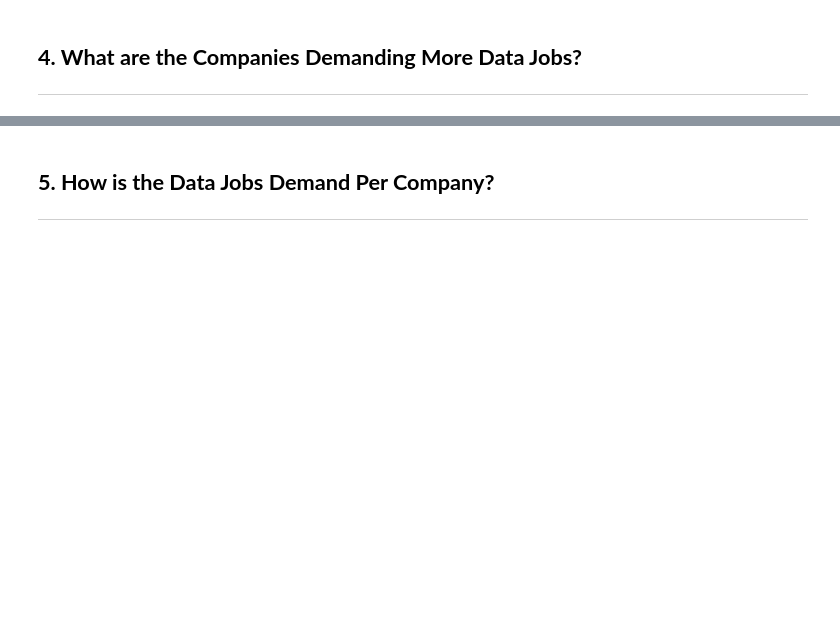
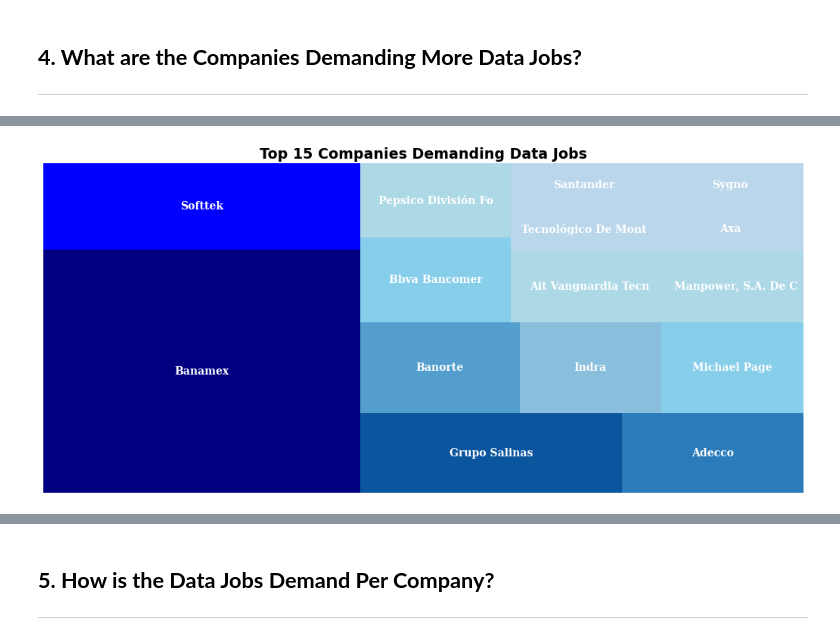
Before and after one commit to DanielEduardoLopez/DataJobsMX2022, a Jupyter notebook: 3-DataAnalysisViz.ipynb, the cells around one changed output, grey strips where cells are left out. Cells and saved outputs as stored; diff of their text form; code cells hidden in the pictures; blank space fills up the shorter version.

```diff
--- a/3-DataAnalysisViz.ipynb
+++ b/3-DataAnalysisViz.ipynb
@@ -391,0 +390,16 @@ ___
+# %%
+# Treemap
+top = 15
+sizes = company_df['Total'][:top].values
+label = company_df['Company'][:top].map(lambda x: x[:19])
+colors = sns.color_palette('Blues_r')
+colors_tree =['navy', 'blue', colors[0], colors[1], colors[2], colors[3], 'skyblue', 'skyblue', 'lightblue', 'lightblue', 'lightblue', colors[4], colors[4], colors[4], colors[4]]
+plt.figure(figsize = (18,8))
+squarify.plot(sizes = sizes, label = label,
+              alpha = 1, color = colors_tree, pad = 0,
+              text_kwargs={'fontsize': 14, 'weight': 'bold', 'family':'serif', 'color': 'w'})
+plt.title('Top 15 Companies Demanding Data Jobs', weight = 'bold', fontsize = 19)
+plt.axis('Off')
+plt.show()
+# %% [output]
+[figure, added]
```
Also changed, not shown: parts of 36 cells of this notebook.
